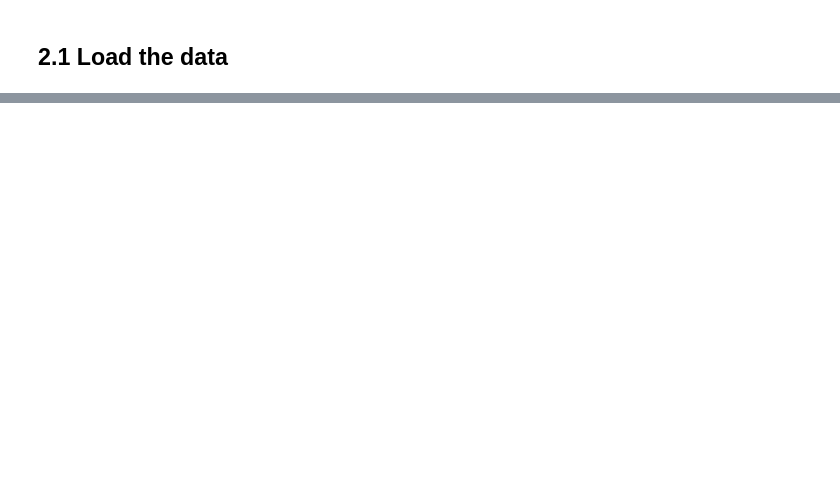
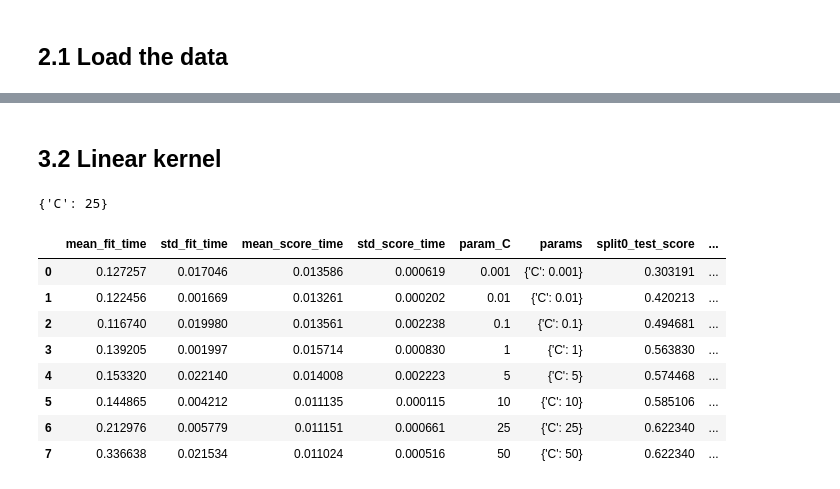
Before and after one commit to digitacs/4dv652-ml, a Jupyter notebook: notebooks/assignment6/AIMO_Score_v12.ipynb, the cells around one changed output, grey strips where cells are left out. Saved outputs shown, nothing was run; the diff lists cells and outputs as text; code cells hidden in the pictures; blank space fills up the shorter version.

```diff
--- a/notebooks/assignment6/AIMO_Score_v12.ipynb
+++ b/notebooks/assignment6/AIMO_Score_v12.ipynb
@@ -88,12 +147,2 @@ warnings.simplefilter("ignore")
 # %% [markdown]
 ## 2.1 Load the data
-# %%
-AimoScoreFileUrl = "https://raw.githubusercontent.com/digitacs/4dv652-ml/main/datasets/AimoScore_WeakLink_big_scores.xls"
-WeakLinksFileUrl = "https://raw.githubusercontent.com/digitacs/4dv652-ml/main/datasets/20190108%20scores_and_weak_links.xlsx"
-
-try:
-    AimoScore = pd.read_excel(AimoScoreFileUrl, engine=None)
-    WeakLinks = pd.read_excel(WeakLinksFileUrl, engine='openpyxl')
-
-except IOError as e:
-    print(e)
@@ -1439,0 +212,27 @@ plt.show()
+# %% [markdown]
+## 3.2 Linear kernel
+# %%
+from sklearn.model_selection import GridSearchCV
+
+params = {
+    'C': [0.001, 0.01, 0.1, 1, 5, 10, 25, 50]
+}
+
+# 10-fold cross validation (cv=10)
+cv_svm_linear_first = GridSearchCV(SVC(kernel='linear'), params, cv=10)
+cv_svm_linear_first.fit(X_train, y_train)
+
+print(cv_svm_linear_first.best_params_)
+c = cv_svm_linear_first.best_params_['C']
+pd.DataFrame(cv_svm_linear_first.cv_results_)
+# %% [output]
+{'C': 25}
+|  | mean_fit_time | std_fit_time | mean_score_time | std_score_time | param_C | params | split0_test_score | ... |
+| 0 | 0.127257 | 0.017046 | 0.013586 | 0.000619 | 0.001 | {'C': 0.001} | 0.303191 | ... |
+| 1 | 0.122456 | 0.001669 | 0.013261 | 0.000202 | 0.01 | {'C': 0.01} | 0.420213 | ... |
+| 2 | 0.116740 | 0.019980 | 0.013561 | 0.002238 | 0.1 | {'C': 0.1} | 0.494681 | ... |
+| 3 | 0.139205 | 0.001997 | 0.015714 | 0.000830 | 1 | {'C': 1} | 0.563830 | ... |
+| 4 | 0.153320 | 0.022140 | 0.014008 | 0.002223 | 5 | {'C': 5} | 0.574468 | ... |
+| 5 | 0.144865 | 0.004212 | 0.011135 | 0.000115 | 10 | {'C': 10} | 0.585106 | ... |
+| 6 | 0.212976 | 0.005779 | 0.011151 | 0.000661 | 25 | {'C': 25} | 0.622340 | ... |
+| 7 | 0.336638 | 0.021534 | 0.011024 | 0.000516 | 50 | {'C': 50} | 0.622340 | ... |
```
Also changed, not shown: parts of 148 cells of this notebook, 2 other files.
